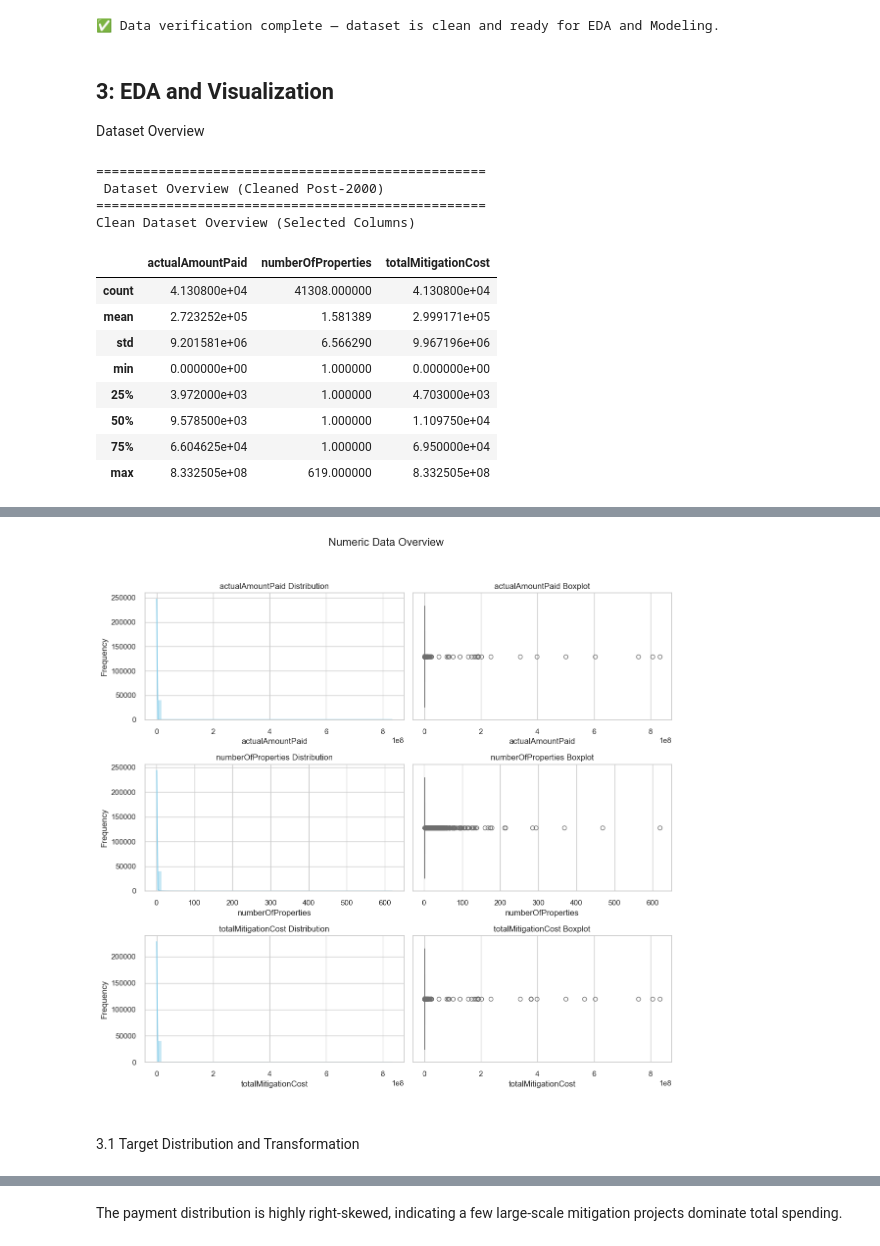
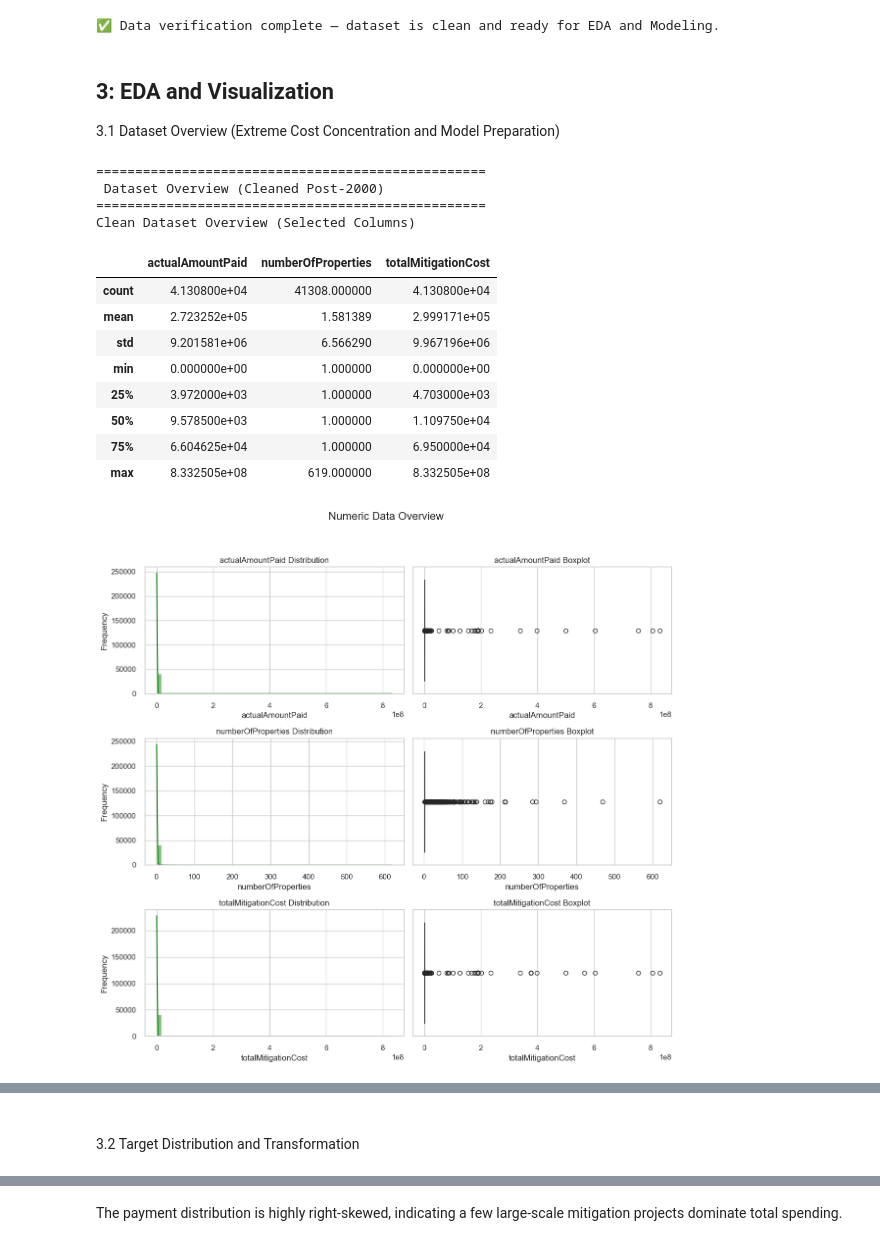
Before and after one commit to anjana-codes/capstone-project-anjana, a Jupyter notebook: notebooks/fema_mitigation_analysis.ipynb, the cells around one changed output, grey strips where cells are left out. Drawn from its saved outputs; the diff is of its cells as text; code cells hidden in the pictures.

Commit message:
updated on modeling part

```diff
--- a/notebooks/fema_mitigation_analysis.ipynb
+++ b/notebooks/fema_mitigation_analysis.ipynb
@@ -256,26 +255,64 @@ Data preview:
 ✅ Data verification complete — dataset is clean and ready for EDA and Modeling.
 # %% [markdown]
 ## 3: EDA and Visualization
-Dataset Overview
+3.1 Dataset Overview (Extreme Cost Concentration and Model Preparation)
 # %%
 print("\n" + "="*50 + "\n Dataset Overview (Cleaned Post-2000) \n" + "="*50)
 
 # Select relevant numeric columns for summary
 cols_rel = ['actualAmountPaid', 'numberOfProperties', 'totalMitigationCost']
 
 print("Clean Dataset Overview (Selected Columns)")
 display(df_us_post2000[cols_rel].describe())
+
+
+# Numeric columns to visualize
+numeric_cols = ['actualAmountPaid', 'numberOfProperties', 'totalMitigationCost']
+
+# Set up the figure
+fig, axes = plt.subplots(len(numeric_cols), 2, figsize=(12, 12))
+fig.suptitle('Numeric Data Overview', fontsize=16)
+
+for i, col in enumerate(numeric_cols):
+    # Histogram
+    sns.histplot(df_us_post2000[col], bins=50, kde=True, ax=axes[i, 0], color='green')
+    axes[i, 0].set_title(f'{col} Distribution')
+    axes[i, 0].set_xlabel(col)
+    axes[i, 0].set_ylabel('Frequency')
+
+    # Boxplot
+    sns.boxplot(x=df_us_post2000[col], ax=axes[i, 1], color='green')
+    axes[i, 1].set_title(f'{col} Boxplot')
+
+plt.tight_layout(rect=[0, 0.03, 1, 0.95])
+plt.savefig('eda_numeric_distributions.png')
+plt.show()
+
+### Compute correlation matrix
+corr_matrix = df_us_post2000[numeric_cols].corr()
+
+# Plot heatmap
+plt.figure(figsize=(6, 5))
+sns.heatmap(corr_matrix, annot=True, fmt=".2f", cmap="Greens", linewidths=0.5)
+plt.title("Correlation Heatmap of Numeric Columns", fontsize=14)
+plt.tight_layout()
+
+# Save figure
+plt.savefig('correlation_heatmap_green.png', dpi=300)
+
+plt.show()
 # %% [output]
 ==================================================
  Dataset Overview (Cleaned Post-2000)
 ==================================================
 Clean Dataset Overview (Selected Columns)
 |  | actualAmountPaid | numberOfProperties | totalMitigationCost |
 | count | 4.130800e+04 | 41308.000000 | 4.130800e+04 |
 | mean | 2.723252e+05 | 1.581389 | 2.999171e+05 |
 | std | 9.201581e+06 | 6.566290 | 9.967196e+06 |
 | min | 0.000000e+00 | 1.000000 | 0.000000e+00 |
 | 25% | 3.972000e+03 | 1.000000 | 4.703000e+03 |
 | 50% | 9.578500e+03 | 1.000000 | 1.109750e+04 |
 | 75% | 6.604625e+04 | 1.000000 | 6.950000e+04 |
 | max | 8.332505e+08 | 619.000000 | 8.332505e+08 |
+[figure, added]
@@ -282,31 +320,6 @@ Clean Dataset Overview (Selected Columns)
-# %%
-
-
-# Numeric columns to visualize
-numeric_cols = ['actualAmountPaid', 'numberOfProperties', 'totalMitigationCost']
-
-# Set up the figure
-fig, axes = plt.subplots(len(numeric_cols), 2, figsize=(12, 12))
-fig.suptitle('Numeric Data Overview', fontsize=16)
-
-for i, col in enumerate(numeric_cols):
-    # Histogram
-    sns.histplot(df_us_post2000[col], bins=50, kde=True, ax=axes[i, 0], color='skyblue')
-    axes[i, 0].set_title(f'{col} Distribution')
-    axes[i, 0].set_xlabel(col)
-    axes[i, 0].set_ylabel('Frequency')
-
-    # Boxplot
-    sns.boxplot(x=df_us_post2000[col], ax=axes[i, 1], color='lightcoral')
-    axes[i, 1].set_title(f'{col} Boxplot')
-
-plt.tight_layout(rect=[0, 0.03, 1, 0.95])
-plt.show()
-# %% [output]
-[figure, removed]
 # %% [markdown]
 ##
-3.1 Target Distribution and Transformation
+3.2 Target Distribution and Transformation
 # %%
 
 # Create a figure with two subplots (1 row, 2 columns)
```
Also changed, not shown: parts of 10 cells of this notebook, 4 other files.
